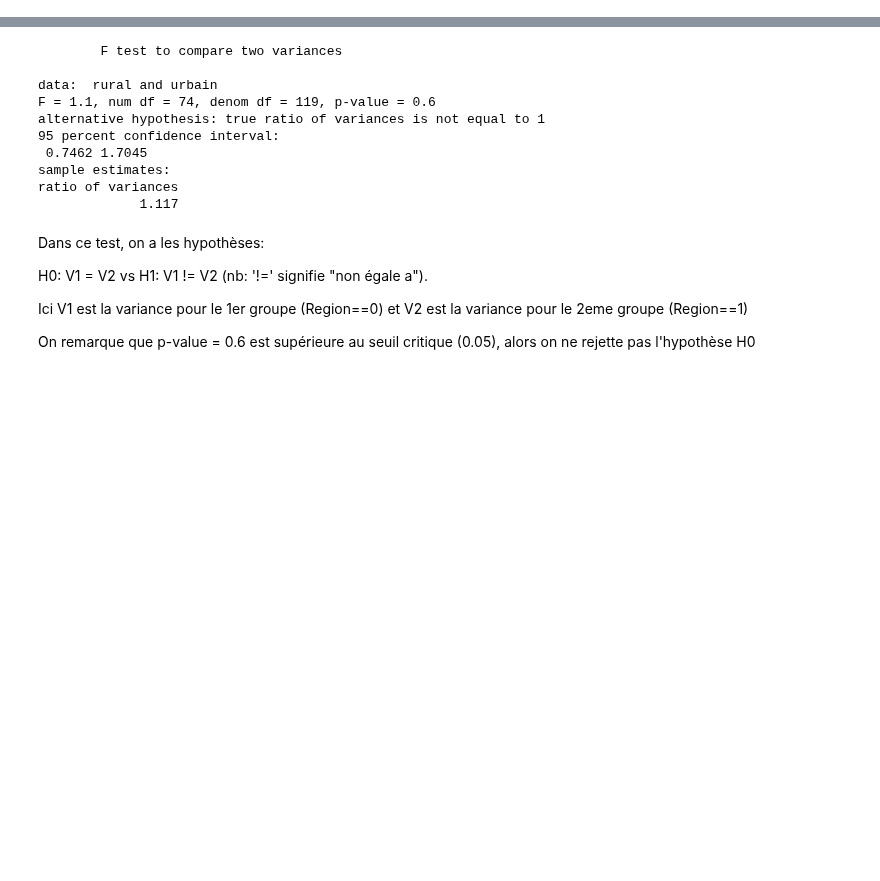
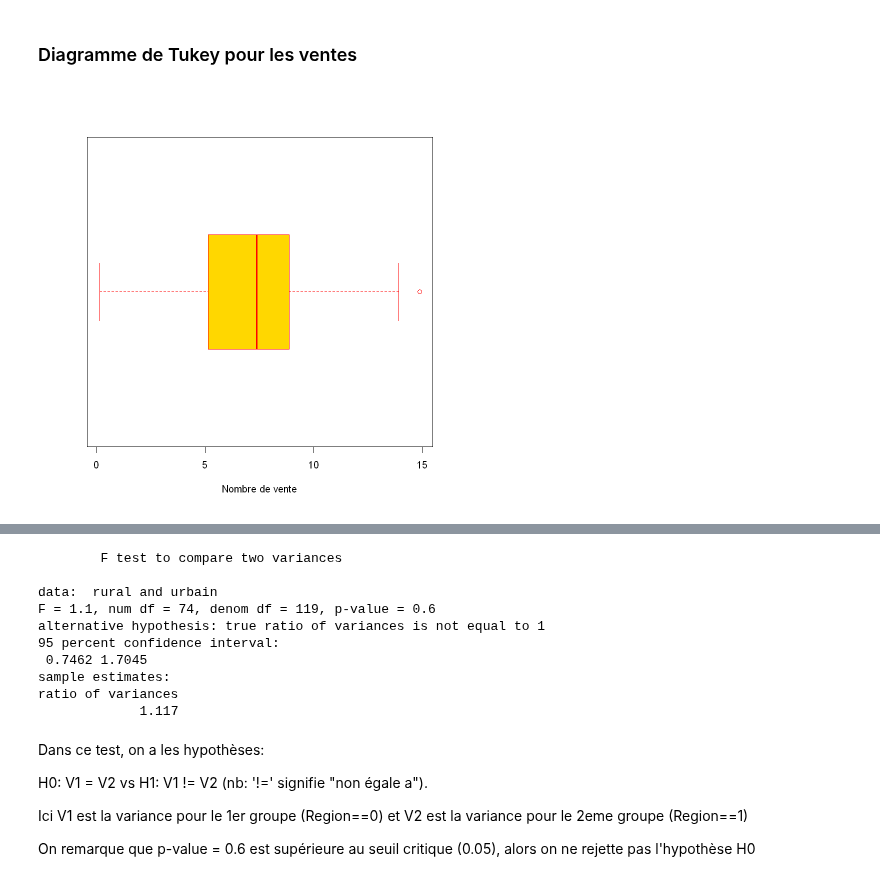
Before and after one commit to loic-hpp/Manage_Data_R, a Jupyter notebook: devoir.ipynb, the cells around one changed output, grey strips where cells are left out. Saved outputs shown, nothing was run; the diff lists cells and outputs as text; code cells hidden in the pictures; blank space fills up the shorter version.

```diff
--- a/devoir.ipynb
+++ b/devoir.ipynb
@@ -132,0 +22,9 @@ statistiques
+# %% [markdown]
+### Diagramme de Tukey pour les ventes
+# %%
+boxplot(Y,
+horizontal=TRUE,
+col="gold",border="red",
+xlab="Nombre de vente")
+# %% [output]
+[figure, added]
```
Also changed, not shown: parts of 108 cells of this notebook.
